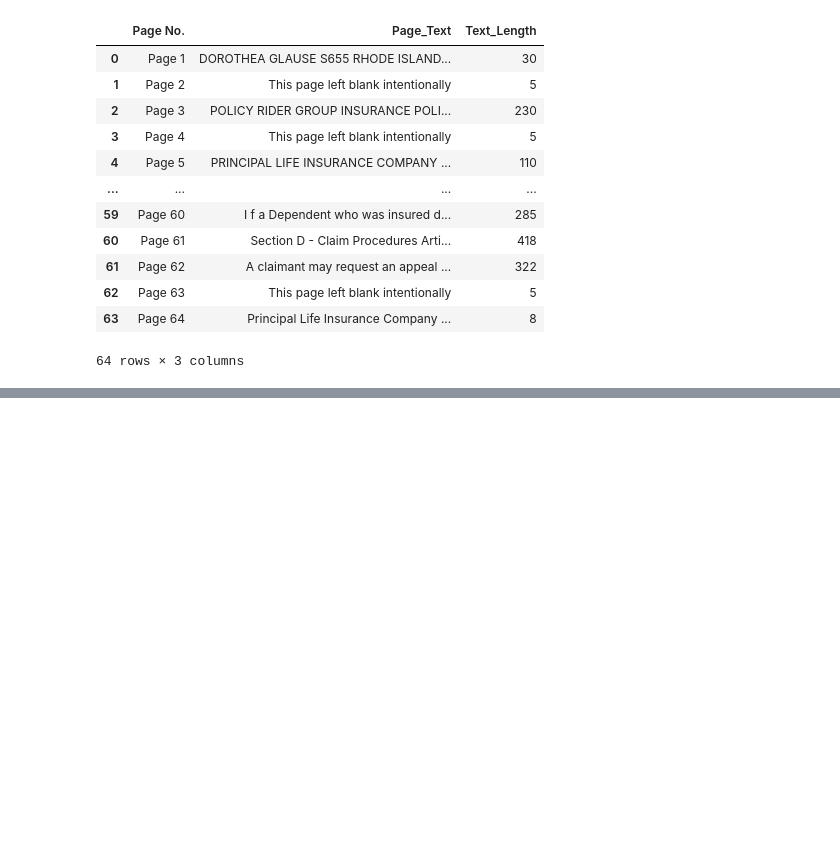
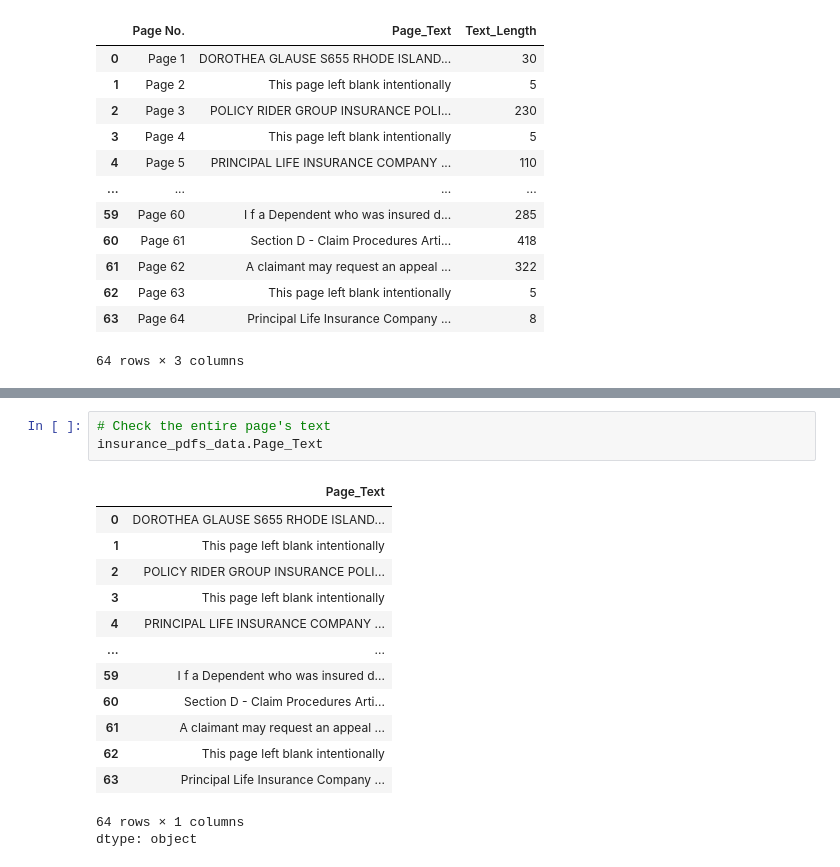
Before and after one commit to ashitajain/HelpMate_AI, a Jupyter notebook: Mr.HelpMate AI.ipynb, the cells around one changed output, grey strips where cells are left out. Drawn from its saved outputs; the diff is of its cells as text; blank space fills up the shorter version.

```diff
--- a/Mr.HelpMate AI.ipynb
+++ b/Mr.HelpMate AI.ipynb
@@ -238,0 +245,18 @@ insurance_pdfs_data
+# %%
+# Check the entire page's text
+insurance_pdfs_data.Page_Text
+# %% [output]
+|  | Page_Text |
+| 0 | DOROTHEA GLAUSE S655 RHODE ISLAND... |
+| 1 | This page left blank intentionally |
+| 2 | POLICY RIDER GROUP INSURANCE POLI... |
+| 3 | This page left blank intentionally |
+| 4 | PRINCIPAL LIFE INSURANCE COMPANY ... |
+| ... | ... |
+| 59 | I f a Dependent who was insured d... |
+| 60 | Section D - Claim Procedures Arti... |
+| 61 | A claimant may request an appeal ... |
+| 62 | This page left blank intentionally |
+| 63 | Principal Life Insurance Company ... |
+64 rows × 1 columns
+dtype: object
```
Also changed, not shown: parts of 3 cells of this notebook.
